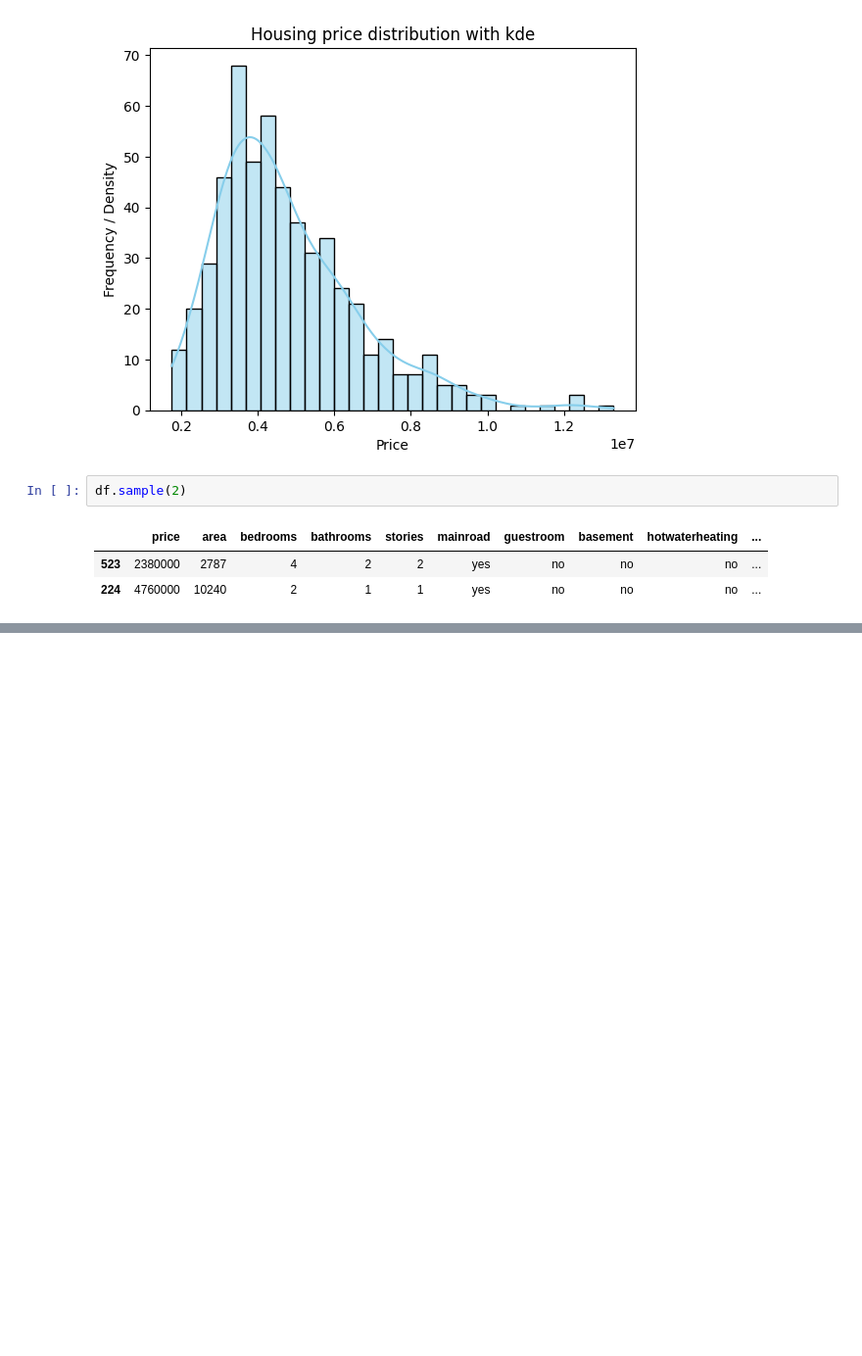
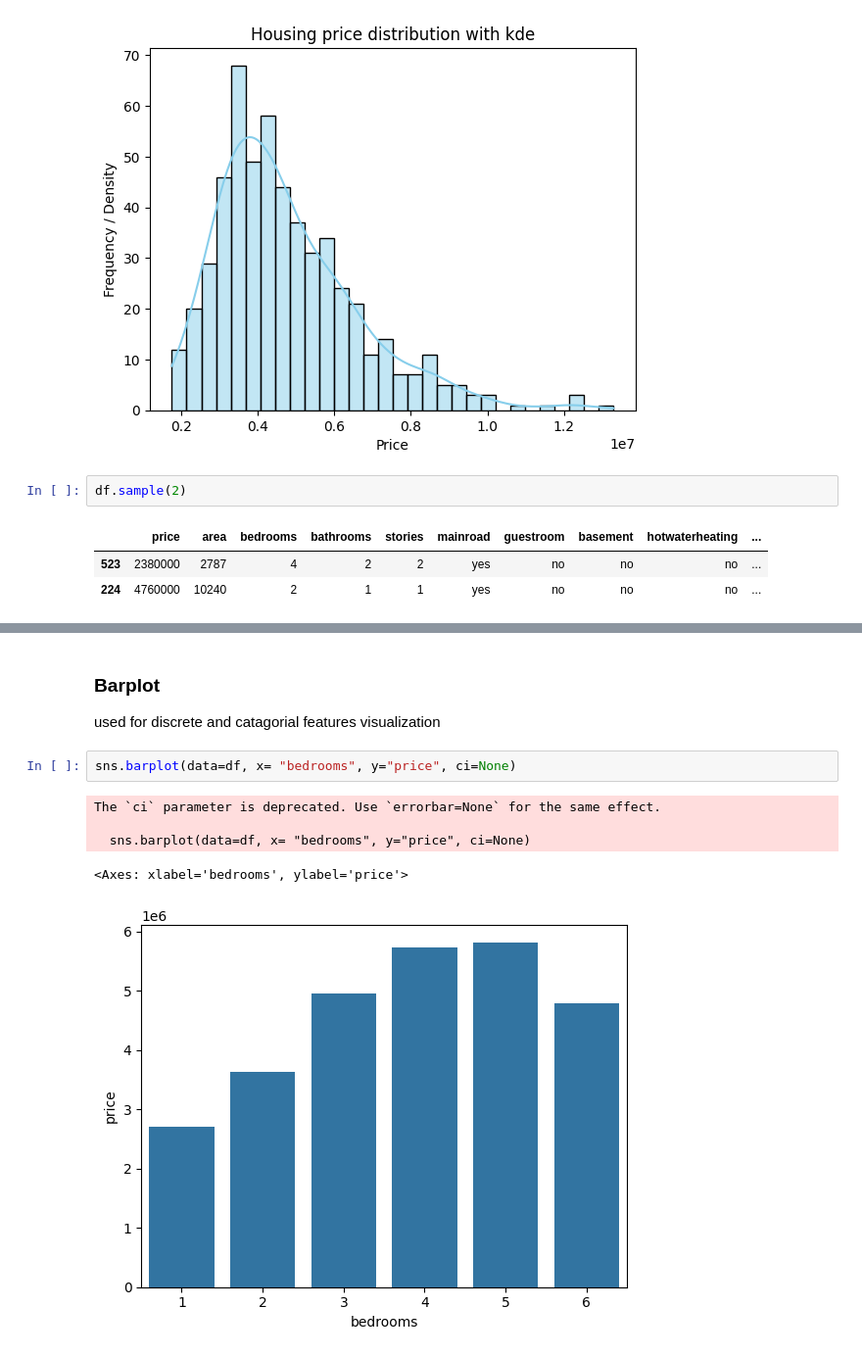
Before and after one commit to hamzasand/ML_from_Scratch, a Jupyter notebook: data_visualization/visualization.ipynb, the cells around one changed output, grey strips where cells are left out. Shown at 98% size. Saved outputs shown, nothing was run; the diff lists cells and outputs as text; blank space fills up the shorter version.

```diff
--- a/data_visualization/visualization.ipynb
+++ b/data_visualization/visualization.ipynb
@@ -104,0 +138,11 @@ df.sample(2)
+# %% [markdown]
+### Barplot
+used for discrete and catagorial features visualization
+# %%
+sns.barplot(data=df, x= "bedrooms", y="price", ci=None)
+# %% [output]
+The `ci` parameter is deprecated. Use `errorbar=None` for the same effect.
+
+  sns.barplot(data=df, x= "bedrooms", y="price", ci=None)
+<Axes: xlabel='bedrooms', ylabel='price'>
+[figure, added]
```
Also changed, not shown: parts of 8 cells of this notebook.
